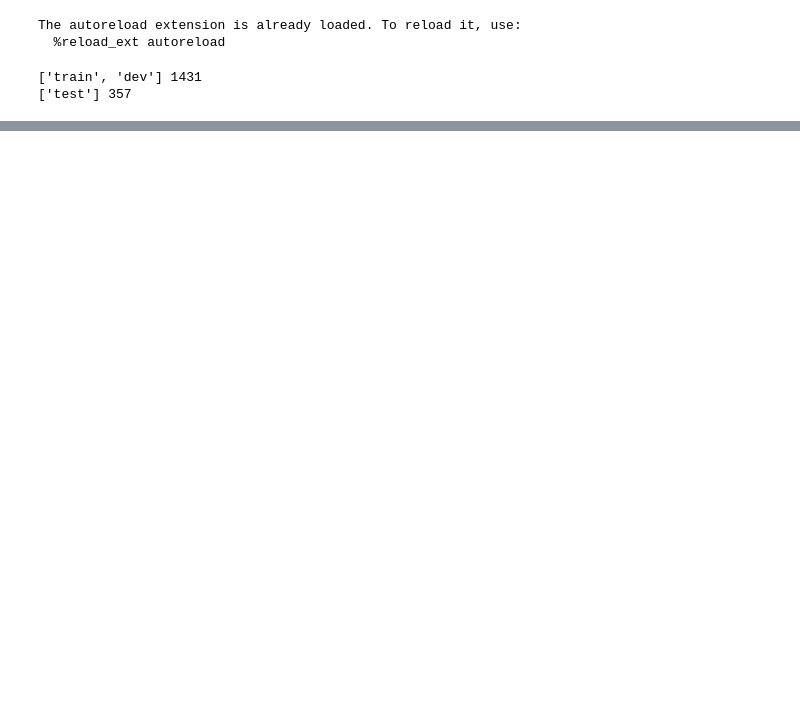
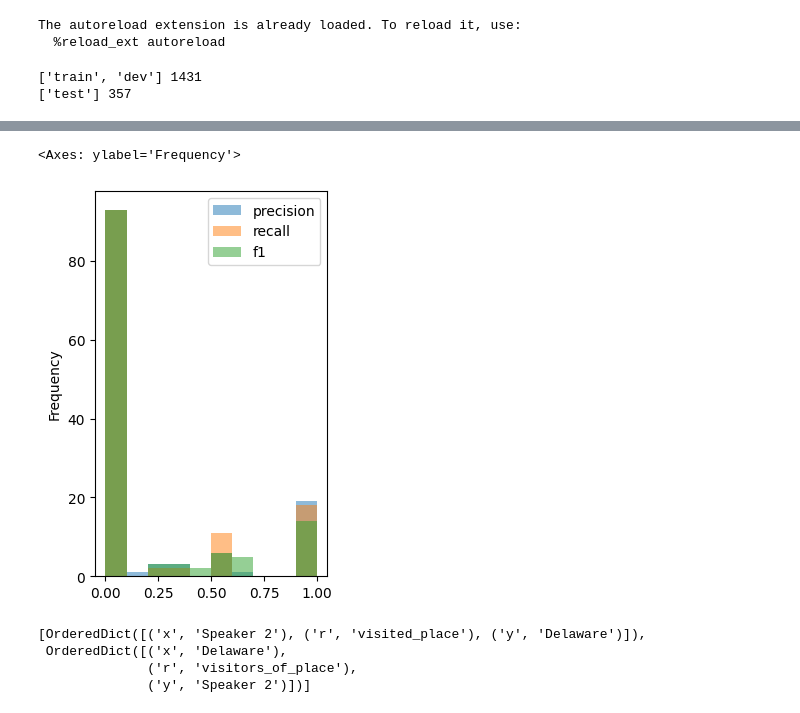
Before and after one commit to murilobellatini/RelNetCare, a Jupyter notebook: reports/02_data_transformation/develop-dialogre-to-llm-format.ipynb, the cells around one changed output, grey strips where cells are left out. Saved outputs shown, nothing was run; the diff lists cells and outputs as text; code cells hidden in the pictures; blank space fills up the shorter version.

```diff
--- a/reports/02_data_transformation/develop-dialogre-to-llm-format.ipynb
+++ b/reports/02_data_transformation/develop-dialogre-to-llm-format.ipynb
@@ -108,0 +265,13 @@ if __name__ == '__main__':
+# %%
+df[['precision', 'recall', 'f1']].plot(kind='hist', alpha=0.5, figsize=(3, 5))
+# %% [output]
+<Axes: ylabel='Frequency'>
+[figure, added]
+# %%
+df.predicted_relations.iloc[87]
+# df.true_relations.iloc[87]
+# %% [output]
+[OrderedDict([('x', 'Speaker 2'), ('r', 'visited_place'), ('y', 'Delaware')]),
+ OrderedDict([('x', 'Delaware'),
+              ('r', 'visitors_of_place'),
+              ('y', 'Speaker 2')])]
```
Also changed, not shown: parts of 7 cells of this notebook.
